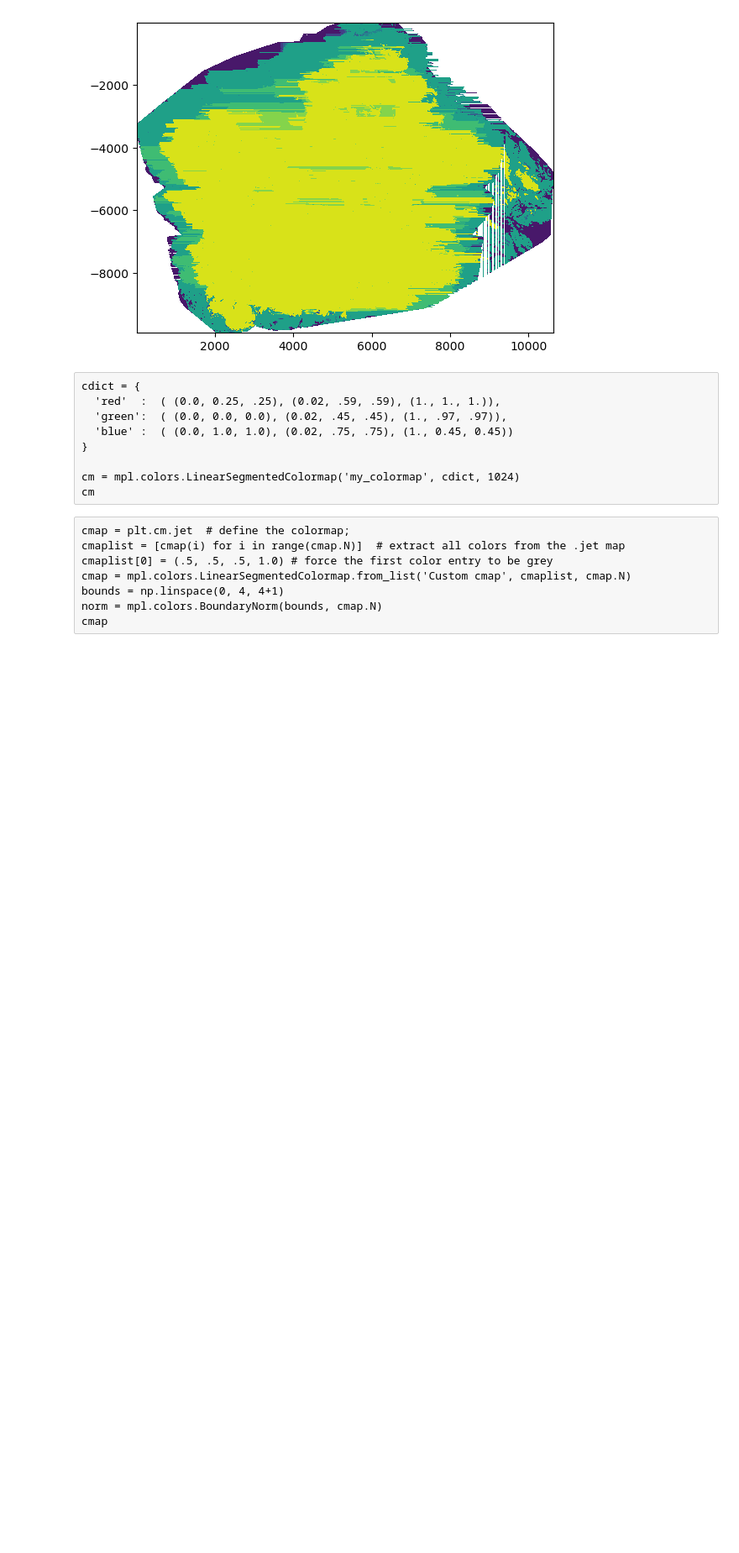
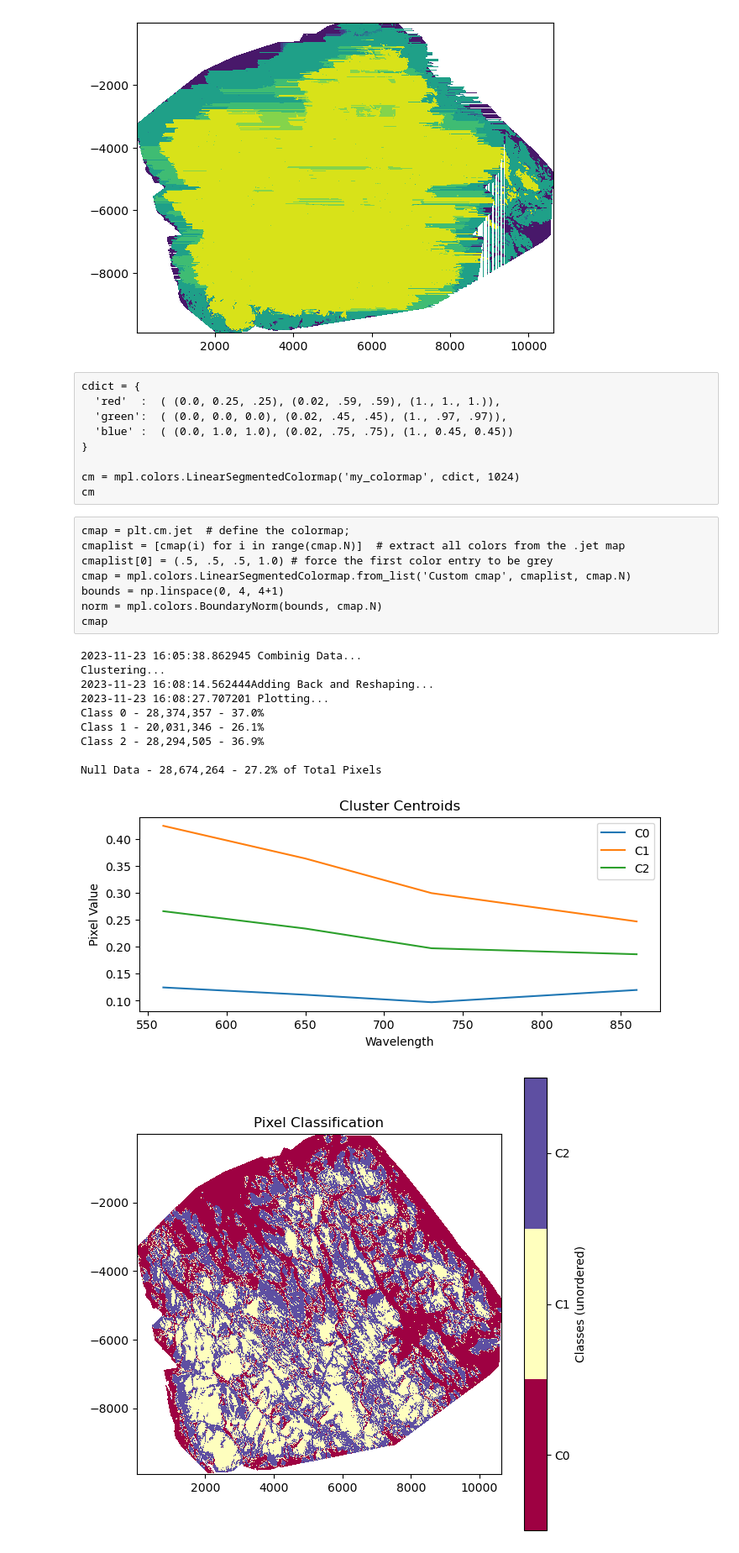
Before and after one commit to ds4114/Greenland_Drone_Analysis, a Jupyter notebook: code/ds4114_albedo_clustering.ipynb, the cells around one changed output. Shown: that part at 84% size. Cells and saved outputs as stored; diff of their text form; code cells hidden in the pictures; blank space fills up the shorter version.

```diff
--- a/code/ds4114_albedo_clustering.ipynb
+++ b/code/ds4114_albedo_clustering.ipynb
@@ -113,6 +142,42 @@ def display_percentages(my_xr):
             print(f'Class {int(x[0])} - {x[1]:,} - {(x[1]/total_nonan*100).round(1)}%')
 
     return None
+# %%
+def ds4114_process_all(gi, ri, rei, ni, clusters=4):
+    """
+    For ease of use, combines functions above for end-to-end processing and display
+    Requires xarray of one height for all spectrums
+    """
+
+    print( str(datetime.datetime.now()) + " Combinig Data..." )
+    index_full = xr.merge([gi,ri,rei,ni], compat='minimal')
+    index_full_stack = index_full.to_array(dim='tensor_labels')
+    index_full_stack = index_full_stack.stack(yx=('y','x'))
+    index_full_stack = index_full_stack.transpose('yx','tensor_labels')
+    index_full_stack = index_full_stack.where( index_full_stack.any(dim = ['tensor_labels']) ) #make NaN when all zero across a channel (and altitude) to indicate black space
+    index_full_stack_noNaN = index_full_stack.dropna(dim="yx", how="any")
+
+    print("Clustering...")
+    kmeans = KMeans(n_clusters=clusters, random_state=0, n_init=1)
+    kmeans.fit(index_full_stack_noNaN)
+
+    plot_kmeans(kmeans.cluster_centers_)
+
+    print( str(datetime.datetime.now()) + " Adding Back and Reshaping..." )
+    index_full_stack_noNaN_xr = index_full_stack_noNaN.to_dataset(name='index_full_stack_noNaN_albedo')
+    index_full_stack_noNaN_xr['index_full_stack_noNaN_class_label']= (['yx'], kmeans.labels_)
+    index_full_stack_noNaN_xr = index_full_stack_noNaN_xr.transpose('yx',...)
+    index_full_unstack_noNaN_label_xr = index_full_stack_noNaN_xr.index_full_stack_noNaN_class_label.unstack('yx')
+    index_full_unstack_noNaN_label_xr = index_full_unstack_noNaN_label_xr.sortby('x')
+
+    print("Ordering an relabeling...")
+    index_full_unstack_noNaN_label_xr.data = redefine_classes(kmeans, index_full_unstack_noNaN_label_xr)
+
+    print( str(datetime.datetime.now()) + " Plotting..." )
+    plot_img_classes(index_full_unstack_noNaN_label_xr)
+    display_percentages(index_full_unstack_noNaN_label_xr)
+
+    return kmeans, index_full_unstack_noNaN_label_xr
 # %% [markdown]
 ### Data Prep
 # %%
@@ -357,3 +479,17 @@ cmap = mpl.colors.LinearSegmentedColormap.from_list('Custom cmap', cmaplist, cma
 bounds = np.linspace(0, 4, 4+1)
 norm = mpl.colors.BoundaryNorm(bounds, cmap.N)
 cmap
+# %%
+kmeans, index_full_unstack_noNaN_label_xr = ds4114_process_all(lgi,lri,lrei,lni, clusters=4)
+# %% [output]
+2023-11-23 16:05:38.862945 Combinig Data...
+Clustering...
+2023-11-23 16:08:14.562444Adding Back and Reshaping...
+2023-11-23 16:08:27.707201 Plotting...
+Class 0 - 28,374,357 - 37.0%
+Class 1 - 20,031,346 - 26.1%
+Class 2 - 28,294,505 - 36.9%
+
+Null Data - 28,674,264 - 27.2% of Total Pixels
+[figure, added]
+[figure, added]
```
Also changed, not shown: parts of 20 cells of this notebook.
